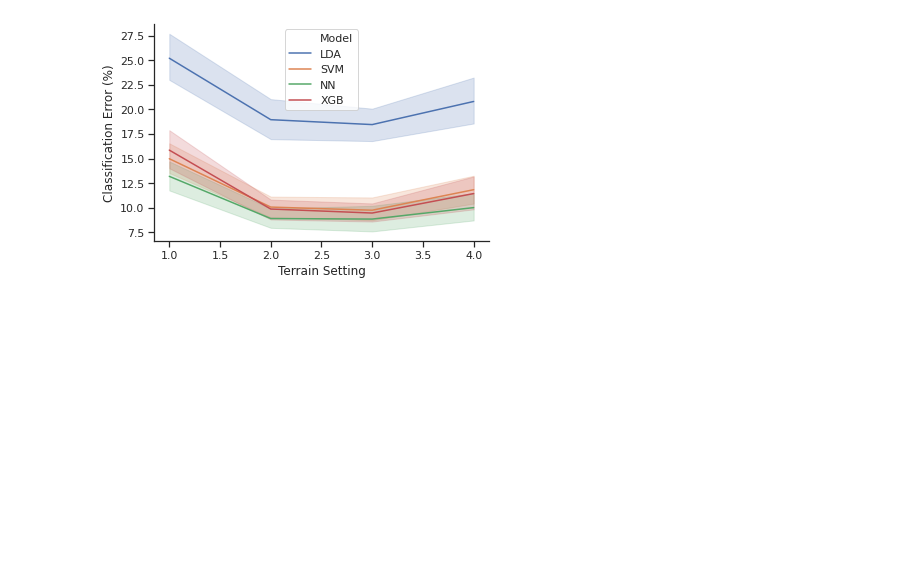
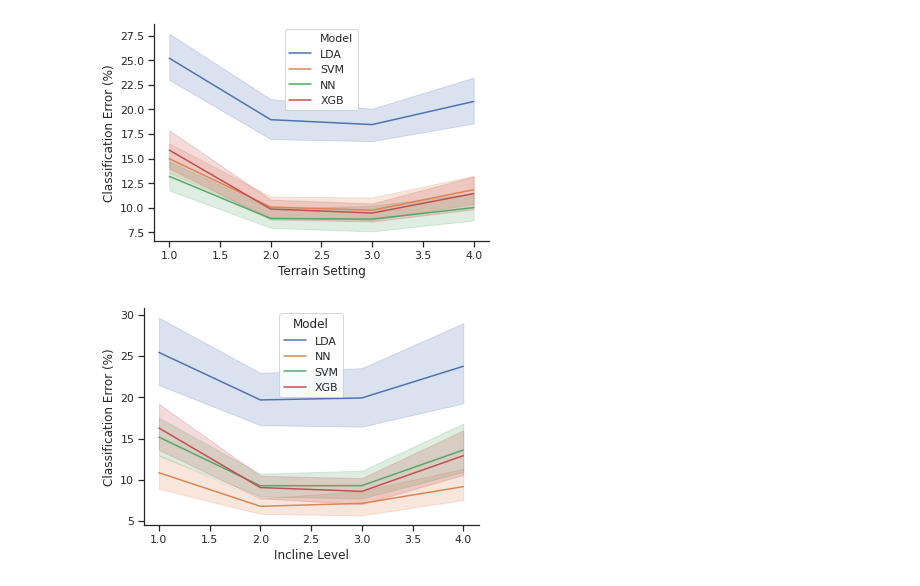
Before and after one commit to inseungkang/HipExo_OfflineModeClassification, a Jupyter notebook: Result Figure/Figure Generation.ipynb, the cells around one changed output. Drawn from its saved outputs; the diff is of its cells as text; code cells hidden in the pictures; blank space fills up the shorter version.

```diff
--- a/Result Figure/Figure Generation.ipynb
+++ b/Result Figure/Figure Generation.ipynb
@@ -45,6 +45,32 @@ sns.set(style="ticks")
 sns.despine()
 # %% [output]
 [figure]
+# %%
+# leave ramp out figure
+raw_dir = "/content/drive/My Drive/ML Data/Offline Mode Classification Result/ramp remove result/"
+
+final_data = pd.DataFrame()
+for model in ['LDA', 'NN', 'SVM', 'XGB']:
+  result = pd.DataFrame()
+  for incline in [1, 2, 3, 4]:
+    data_path = raw_dir + model + "_ramp_remove" + str(incline) + ".txt"
+    file = pd.read_csv(data_path, ' ',header=None)
+    file.iloc[:, 2] = model
+    file.iloc[:, 3] = incline
+    file = file.iloc[:,2:5]
+    result = result.append(file)
+  final_data = final_data.append(result)
+
+final_data.iloc[:,2] = (1-final_data.iloc[:,2])*100
+header = {2:'Model',3:'Incline Level', 4:'Classification Error (%)'}
+final_data.rename(columns=header, inplace=True)
+
+image = sns.lineplot(x="Incline Level", y ="Classification Error (%)", hue = "Model", ci=95 ,data = final_data)
+sns.set(style="white", context="talk", palette="deep")
+sns.set(style="ticks")
+sns.despine()
+# %% [output]
+[figure, added]
 # %%
 ## Saving Figure
 image.figure.savefig(raw_dir+'myimage.svg', format='svg', dpi=1200)
```
